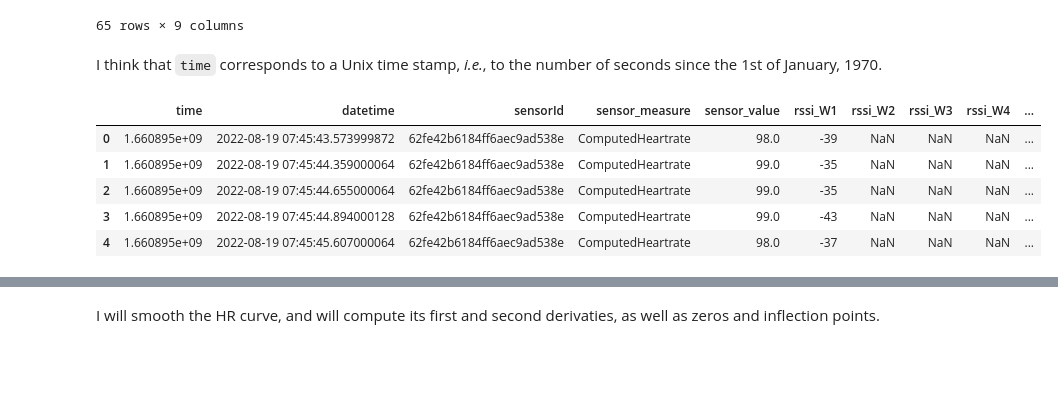
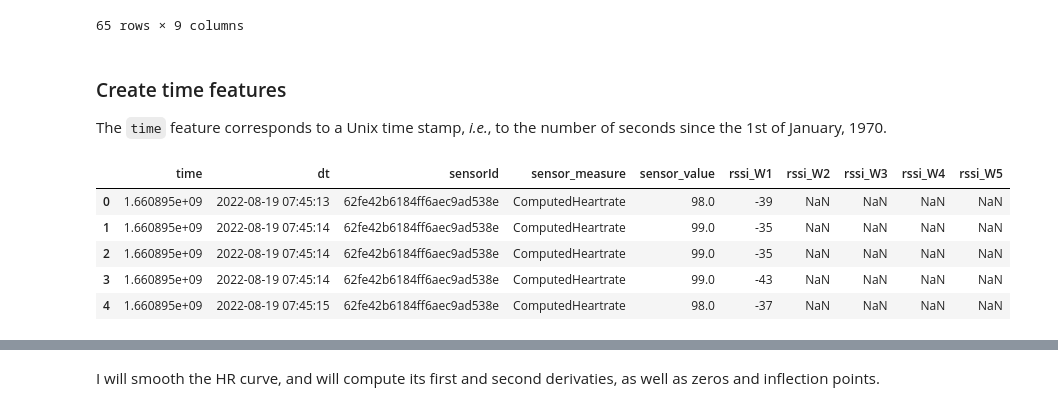
Before and after one commit to NunonuN/bosa-skiing, a Jupyter notebook: ngomes.ipynb, the cells around one changed output, grey strips where cells are left out. Drawn from its saved outputs; the diff is of its cells as text; code cells hidden in the pictures; blank space fills up the shorter version.

```diff
--- a/ngomes.ipynb
+++ b/ngomes.ipynb
@@ -544,0 +753,4 @@ Saving to: ‘Christos_heartrate_data.csv’
+# %%
+df_chr_hr['time'] = df_chr_hr['time'] - 30
+print(df_chr_hr['time'][0])
+print(df_chr_hr['time'][1])
@@ -791,19 +1026,29 @@ df_chr.groupby('sensor_measure').head()
 | 31721 | 1.660895e+09 | 62ff3995354557bbc6718e7f | AmbientLightTooHigh | 0.000000 | -51 | NaN | NaN | NaN | NaN |
 65 rows × 9 columns
 # %% [markdown]
-I think that `time` corresponds to a Unix time stamp, *i.e.*, to the number of seconds since the 1st of January, 1970.
+### Create time features
+
+The `time` feature corresponds to a Unix time stamp, *i.e.*, to the number of seconds since the 1st of January, 1970.
 # %%
 # create column with date-time
-df_chr['datetime'] = pd.to_datetime(df_chr['time'], unit = 's')
+df_chr['dt'] = df_chr['time'].values\
+                             .astype('datetime64[s]')\
+                             .tolist()
+# df_chr['dt'] = pd.to_datetime(df_chr['time'], unit = 's')
+# create column with time in HH:MM:SS format
+# df_chr['localtime'] = pd.to_datetime(df_chr.dt).dt.time
+# organise columns
 time = df_chr.pop("time")
-datetime = df_chr.pop("datetime")
-df_chr.insert(0, "datetime", datetime)
+date_time = df_chr.pop("dt")
+# local_time = df_chr.pop("localtime")
+# df_chr.insert(0, "time", local_time)
+df_chr.insert(0, "dt", date_time)
 df_chr.insert(0, "time", time)
 df_chr.head()
 # %% [output]
-|  | time | datetime | sensorId | sensor_measure | sensor_value | rssi_W1 | rssi_W2 | rssi_W3 | rssi_W4 | ... |
-| 0 | 1.660895e+09 | 2022-08-19 07:45:43.573999872 | 62fe42b6184ff6aec9ad538e | ComputedHeartrate | 98.0 | -39 | NaN | NaN | NaN | ... |
-| 1 | 1.660895e+09 | 2022-08-19 07:45:44.359000064 | 62fe42b6184ff6aec9ad538e | ComputedHeartrate | 99.0 | -35 | NaN | NaN | NaN | ... |
-| 2 | 1.660895e+09 | 2022-08-19 07:45:44.655000064 | 62fe42b6184ff6aec9ad538e | ComputedHeartrate | 99.0 | -35 | NaN | NaN | NaN | ... |
-| 3 | 1.660895e+09 | 2022-08-19 07:45:44.894000128 | 62fe42b6184ff6aec9ad538e | ComputedHeartrate | 99.0 | -43 | NaN | NaN | NaN | ... |
-| 4 | 1.660895e+09 | 2022-08-19 07:45:45.607000064 | 62fe42b6184ff6aec9ad538e | ComputedHeartrate | 98.0 | -37 | NaN | NaN | NaN | ... |
+|  | time | dt | sensorId | sensor_measure | sensor_value | rssi_W1 | rssi_W2 | rssi_W3 | rssi_W4 | rssi_W5 |
+| 0 | 1.660895e+09 | 2022-08-19 07:45:13 | 62fe42b6184ff6aec9ad538e | ComputedHeartrate | 98.0 | -39 | NaN | NaN | NaN | NaN |
+| 1 | 1.660895e+09 | 2022-08-19 07:45:14 | 62fe42b6184ff6aec9ad538e | ComputedHeartrate | 99.0 | -35 | NaN | NaN | NaN | NaN |
+| 2 | 1.660895e+09 | 2022-08-19 07:45:14 | 62fe42b6184ff6aec9ad538e | ComputedHeartrate | 99.0 | -35 | NaN | NaN | NaN | NaN |
+| 3 | 1.660895e+09 | 2022-08-19 07:45:14 | 62fe42b6184ff6aec9ad538e | ComputedHeartrate | 99.0 | -43 | NaN | NaN | NaN | NaN |
+| 4 | 1.660895e+09 | 2022-08-19 07:45:15 | 62fe42b6184ff6aec9ad538e | ComputedHeartrate | 98.0 | -37 | NaN | NaN | NaN | NaN |
```
Also changed, not shown: parts of 61 cells of this notebook.
